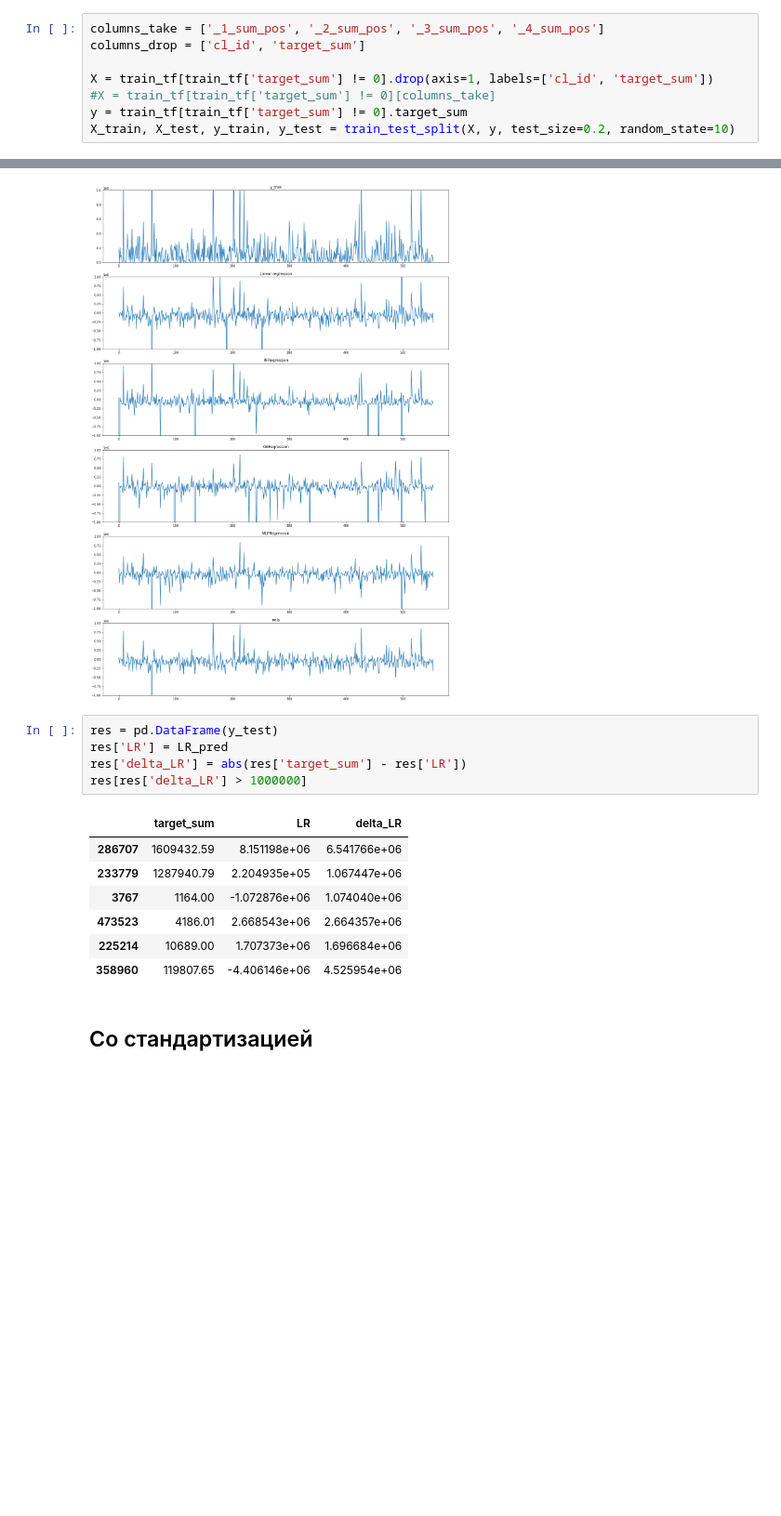
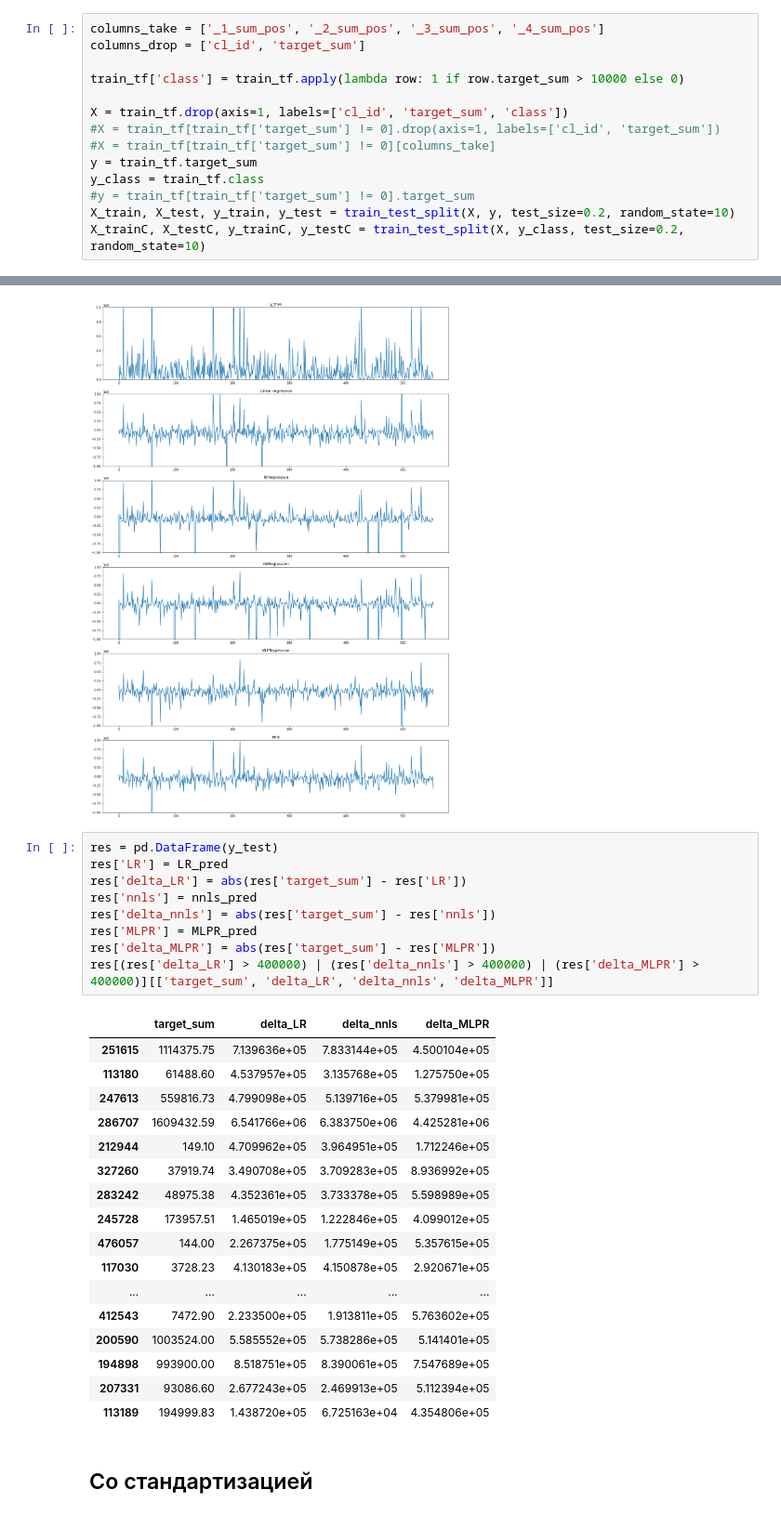
Before and after one commit to Hitriihoma/Machine-learning-course-task, a Jupyter notebook: Zubarev ML.ipynb, the cells around one changed output, grey strips where cells are left out. Shown: that part at 93% size. Cells and saved outputs as stored; diff of their text form; blank space fills up the shorter version.

```diff
--- a/Zubarev ML.ipynb
+++ b/Zubarev ML.ipynb
@@ -287,10 +260,16 @@ user_sample_df[['cl_id','target_sum']].drop_duplicates()
 columns_take = ['_1_sum_pos', '_2_sum_pos', '_3_sum_pos', '_4_sum_pos']
 columns_drop = ['cl_id', 'target_sum']
 
-X = train_tf[train_tf['target_sum'] != 0].drop(axis=1, labels=['cl_id', 'target_sum'])
+train_tf['class'] = train_tf.apply(lambda row: 1 if row.target_sum > 10000 else 0)
+
+X = train_tf.drop(axis=1, labels=['cl_id', 'target_sum', 'class'])
+#X = train_tf[train_tf['target_sum'] != 0].drop(axis=1, labels=['cl_id', 'target_sum'])
 #X = train_tf[train_tf['target_sum'] != 0][columns_take]
-y = train_tf[train_tf['target_sum'] != 0].target_sum
+y = train_tf.target_sum
+y_class = train_tf.class
+#y = train_tf[train_tf['target_sum'] != 0].target_sum
 X_train, X_test, y_train, y_test = train_test_split(X, y, test_size=0.2, random_state=10)
+X_trainC, X_testC, y_trainC, y_testC = train_test_split(X, y_class, test_size=0.2, random_state=10)
 # %%
 X.head()
 # %% [output]
@@ -409,16 +369,30 @@ Text(0.5, 1.0, 'nnls')
 # %%
 res = pd.DataFrame(y_test)
 res['LR'] = LR_pred
 res['delta_LR'] = abs(res['target_sum'] - res['LR'])
-res[res['delta_LR'] > 1000000]
+res['nnls'] = nnls_pred
+res['delta_nnls'] = abs(res['target_sum'] - res['nnls'])
+res['MLPR'] = MLPR_pred
+res['delta_MLPR'] = abs(res['target_sum'] - res['MLPR'])
+res[(res['delta_LR'] > 400000) | (res['delta_nnls'] > 400000) | (res['delta_MLPR'] > 400000)][['target_sum', 'delta_LR', 'delta_nnls', 'delta_MLPR']]
 # %% [output]
-|  | target_sum | LR | delta_LR |
-| 286707 | 1609432.59 | 8.151198e+06 | 6.541766e+06 |
-| 233779 | 1287940.79 | 2.204935e+05 | 1.067447e+06 |
-| 3767 | 1164.00 | -1.072876e+06 | 1.074040e+06 |
-| 473523 | 4186.01 | 2.668543e+06 | 2.664357e+06 |
-| 225214 | 10689.00 | 1.707373e+06 | 1.696684e+06 |
-| 358960 | 119807.65 | -4.406146e+06 | 4.525954e+06 |
+|  | target_sum | delta_LR | delta_nnls | delta_MLPR |
+| 251615 | 1114375.75 | 7.139636e+05 | 7.833144e+05 | 4.500104e+05 |
+| 113180 | 61488.60 | 4.537957e+05 | 3.135768e+05 | 1.275750e+05 |
+| 247613 | 559816.73 | 4.799098e+05 | 5.139716e+05 | 5.379981e+05 |
+| 286707 | 1609432.59 | 6.541766e+06 | 6.383750e+06 | 4.425281e+06 |
+| 212944 | 149.10 | 4.709962e+05 | 3.964951e+05 | 1.712246e+05 |
+| 327260 | 37919.74 | 3.490708e+05 | 3.709283e+05 | 8.936992e+05 |
+| 283242 | 48975.38 | 4.352361e+05 | 3.733378e+05 | 5.598989e+05 |
+| 245728 | 173957.51 | 1.465019e+05 | 1.222846e+05 | 4.099012e+05 |
+| 476057 | 144.00 | 2.267375e+05 | 1.775149e+05 | 5.357615e+05 |
+| 117030 | 3728.23 | 4.130183e+05 | 4.150878e+05 | 2.920671e+05 |
+| ... | ... | ... | ... | ... |
+| 412543 | 7472.90 | 2.233500e+05 | 1.913811e+05 | 5.763602e+05 |
+| 200590 | 1003524.00 | 5.585552e+05 | 5.738286e+05 | 5.141401e+05 |
+| 194898 | 993900.00 | 8.518751e+05 | 8.390061e+05 | 7.547689e+05 |
+| 207331 | 93086.60 | 2.677243e+05 | 2.469913e+05 | 5.112394e+05 |
+| 113189 | 194999.83 | 1.438720e+05 | 6.725163e+04 | 4.354806e+05 |
 # %% [markdown]
 ## Со стандартизацией
 # %%
```
Also changed, not shown: parts of 4 cells of this notebook.
